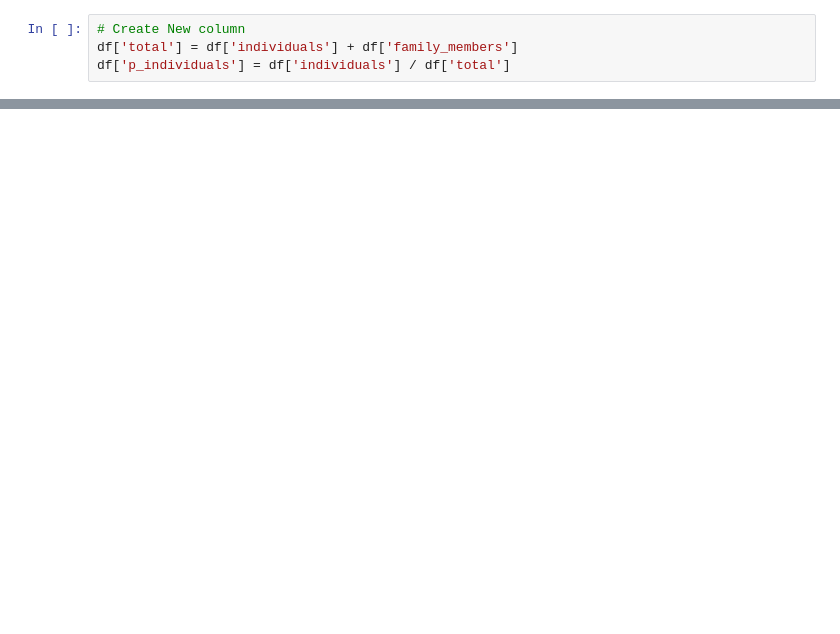
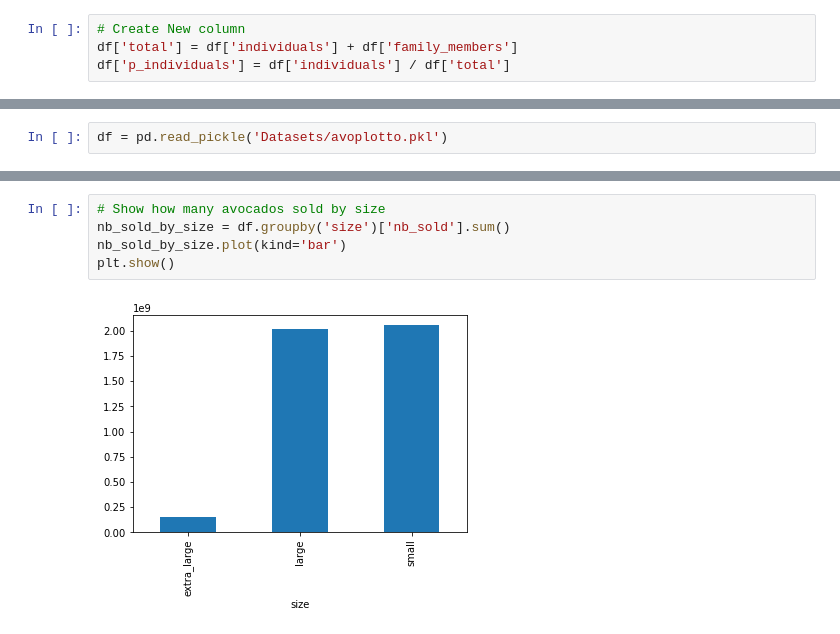
Before and after one commit to Vapb/DataCamp-DataEngineering, a Jupyter notebook: DataManipulationPandas.ipynb, the cells around one changed output, grey strips where cells are left out. Saved outputs shown, nothing was run; the diff lists cells and outputs as text; blank space fills up the shorter version.

```diff
--- a/DataManipulationPandas.ipynb
+++ b/DataManipulationPandas.ipynb
@@ -133,0 +417,2 @@ df['p_individuals'] = df['individuals'] / df['total']
+# %%
+df = pd.read_pickle('Datasets/avoplotto.pkl')
@@ -133,0 +436,7 @@ df['p_individuals'] = df['individuals'] / df['total']
+# %%
+# Show how many avocados sold by size
+nb_sold_by_size = df.groupby('size')['nb_sold'].sum()
+nb_sold_by_size.plot(kind='bar')
+plt.show()
+# %% [output]
+[figure, added]
```
Also changed, not shown: parts of 59 cells of this notebook, 4 other files.
